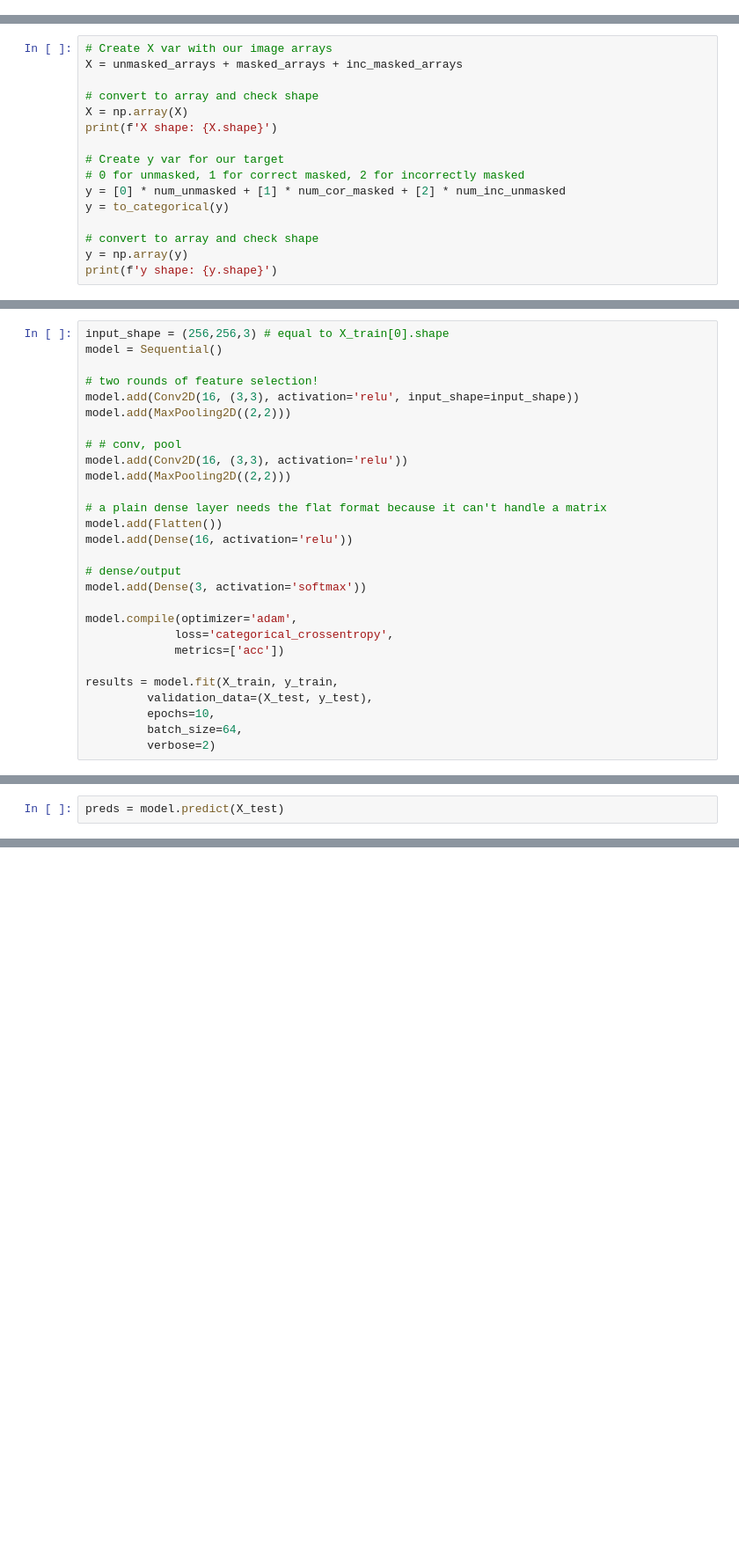
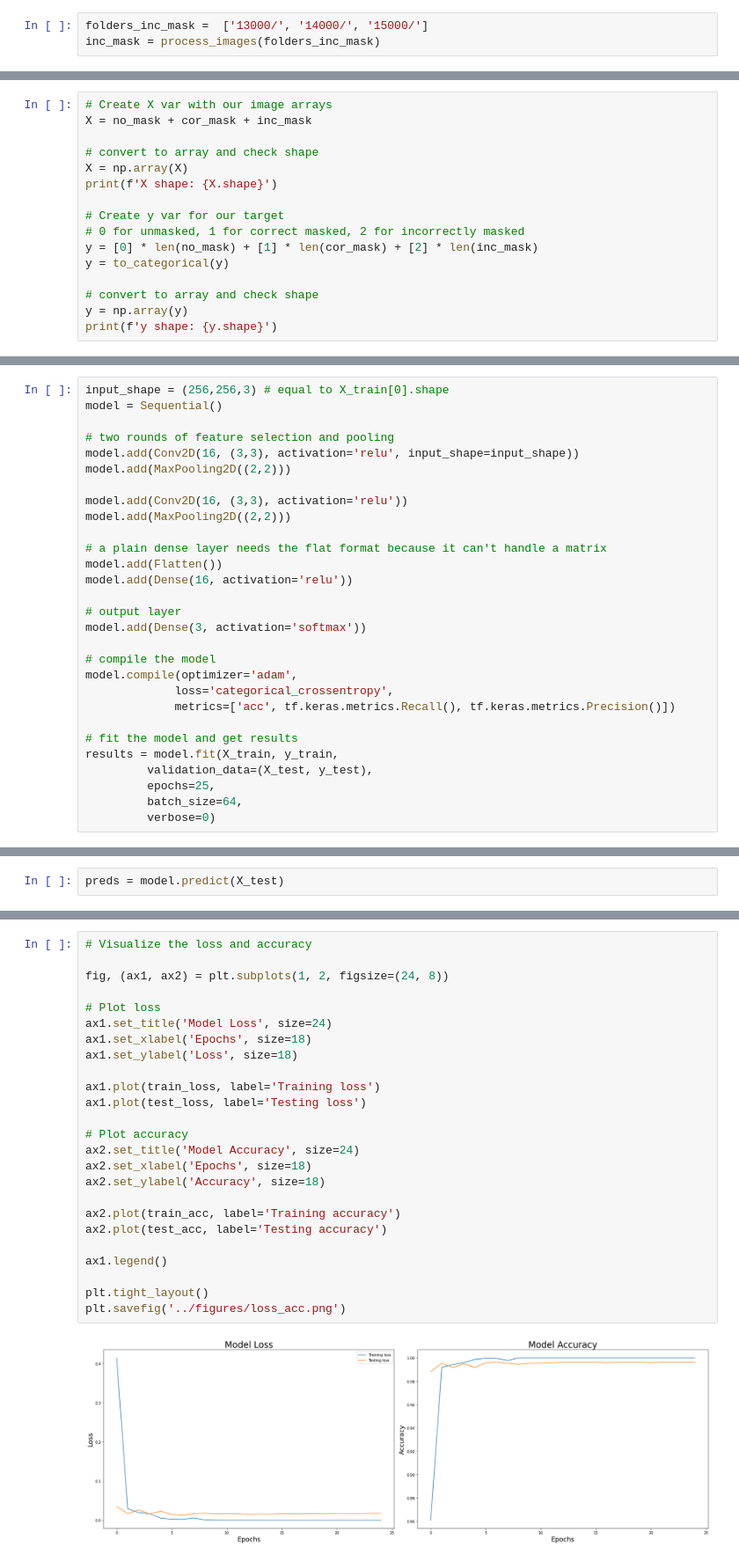
Before and after one commit to dgumustel/mask-detection, a Jupyter notebook: notebooks/02_cnn.ipynb, the cells around one changed output, grey strips where cells are left out. Shown: that part at 88% size. Saved outputs shown, nothing was run; the diff lists cells and outputs as text; blank space fills up the shorter version.

Commit message:
retrained model, added more model metrics

```diff
--- a/notebooks/02_cnn.ipynb
+++ b/notebooks/02_cnn.ipynb
@@ -123,0 +70,3 @@ With the below code we are merging all of the arrays together so that we can mov
+# %%
+folders_inc_mask =  ['13000/', '14000/', '15000/']
+inc_mask = process_images(folders_inc_mask)
@@ -124,6 +77,6 @@ With the below code we are merging all of the arrays together so that we can mov
 # %%
 # Create X var with our image arrays
-X = unmasked_arrays + masked_arrays + inc_masked_arrays
+X = no_mask + cor_mask + inc_mask
 
 # convert to array and check shape
 X = np.array(X)
@@ -131,7 +84,7 @@ print(f'X shape: {X.shape}')
 
 # Create y var for our target
 # 0 for unmasked, 1 for correct masked, 2 for incorrectly masked
-y = [0] * num_unmasked + [1] * num_cor_masked + [2] * num_inc_unmasked
+y = [0] * len(no_mask) + [1] * len(cor_mask) + [2] * len(inc_mask)
 y = to_categorical(y)
 
 # convert to array and check shape
@@ -185,11 +148,10 @@ We have three nodes for our output layer as we are attempting to predict for thr
 input_shape = (256,256,3) # equal to X_train[0].shape
 model = Sequential()
 
-# two rounds of feature selection!
+# two rounds of feature selection and pooling
 model.add(Conv2D(16, (3,3), activation='relu', input_shape=input_shape))
 model.add(MaxPooling2D((2,2)))
 
-# # conv, pool
 model.add(Conv2D(16, (3,3), activation='relu'))
 model.add(MaxPooling2D((2,2)))
 
@@ -197,18 +159,20 @@ model.add(MaxPooling2D((2,2)))
 model.add(Flatten())
 model.add(Dense(16, activation='relu'))
 
-# dense/output
+# output layer
 model.add(Dense(3, activation='softmax'))
 
+# compile the model
 model.compile(optimizer='adam',
              loss='categorical_crossentropy',
-             metrics=['acc'])
+             metrics=['acc', tf.keras.metrics.Recall(), tf.keras.metrics.Precision()])
 
+# fit the model and get results
 results = model.fit(X_train, y_train,
          validation_data=(X_test, y_test),
-         epochs=10,
+         epochs=25,
          batch_size=64,
-         verbose=2)
+         verbose=0)
 # %%
 model.summary()
 # %% [output]
@@ -237,0 +219,27 @@ array([9.9999976e-01, 1.0971730e-19, 2.8489143e-07], dtype=float32)
+# %%
+# Visualize the loss and accuracy
+
+fig, (ax1, ax2) = plt.subplots(1, 2, figsize=(24, 8))
+
+# Plot loss
+ax1.set_title('Model Loss', size=24)
+ax1.set_xlabel('Epochs', size=18)
+ax1.set_ylabel('Loss', size=18)
+
+ax1.plot(train_loss, label='Training loss')
+ax1.plot(test_loss, label='Testing loss')
+
+# Plot accuracy
+ax2.set_title('Model Accuracy', size=24)
+ax2.set_xlabel('Epochs', size=18)
+ax2.set_ylabel('Accuracy', size=18)
+
+ax2.plot(train_acc, label='Training accuracy')
+ax2.plot(test_acc, label='Testing accuracy')
+
+ax1.legend()
+
+plt.tight_layout()
+plt.savefig('../figures/loss_acc.png')
+# %% [output]
+[figure, added]
```
Also changed, not shown: parts of 38 cells of this notebook.
